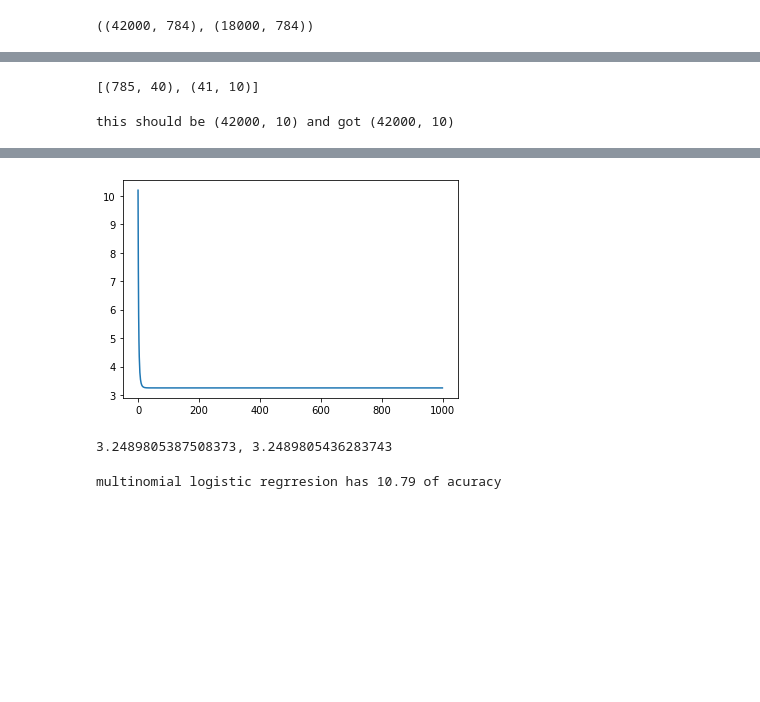
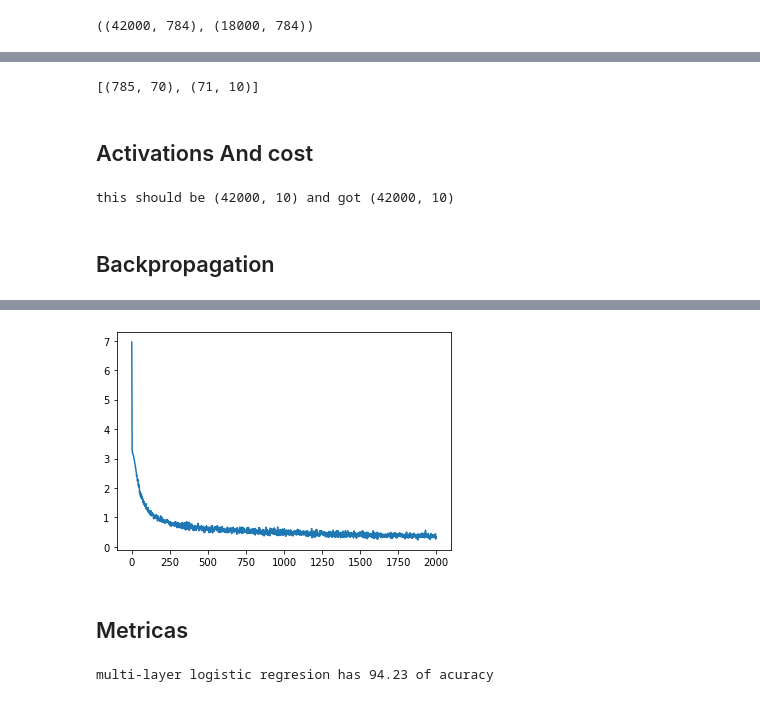
Before and after one commit to juan19932carlos/Notebooks, a Jupyter notebook: ML Coursera/neuralNetworkMINST.ipynb, the cells around one changed output, grey strips where cells are left out. Cells and saved outputs as stored; diff of their text form; code cells hidden in the pictures; blank space fills up the shorter version.

```diff
--- a/ML Coursera/neuralNetworkMINST.ipynb
+++ b/ML Coursera/neuralNetworkMINST.ipynb
@@ -40,18 +48,23 @@ x_train.shape, x_test.shape
 # %%
-config = [784,40,10]
+config = [784, 70, 10]
 
 W = []
 for i in range(len(config) - 1):
     inputs = config[i]
     outputs = config[i+1]
 
-    # Add here bias term
-    w = np.random.rand(inputs + 1, outputs)
+    sigma = np.sqrt(1/inputs)
+
+    w = sigma * np.random.randn(inputs + 1, outputs)
+    w[0] = 0
+
     W.append(w)
 
 [w.shape for w in W]
 # %% [output]
-[(785, 40), (41, 10)]
+[(785, 70), (71, 10)]
+# %% [markdown]
+## Activations And cost
 # %%
 # Activation function
 def act(z):
@@ -91,8 +104,15 @@ pred = forward(x_train)
 print(f'this should be {m, config[-1]} and got {pred.shape}')
 # %% [output]
 this should be (42000, 10) and got (42000, 10)
+# %% [markdown]
+## Backpropagation
 # %%
-def backprop(x, y, lr=1):
+def backprop(_x, _y, lr=1, mini_batch=400):
+
+  idx = np.random.randint(len(_x), size=mini_batch)
+  x = _x[idx, :]
+  y = _y[idx, :]
+
   Z, A = __forward(x)
 
   e = cost(A[-1], y)
@@ -101,8 +121,8 @@ def backprop(x, y, lr=1):
   deltas = [None] * len(W)
 
   deltas[-1] = np.zeros(W[-1].shape)
-  deltas[-1][0] = d.sum(axis=0) / m
-  deltas[-1][1:] = (d.T @ A[-2]).T / m
+  deltas[-1][0] = d.sum(axis=0) / mini_batch
+  deltas[-1][1:] = (d.T @ A[-2]).T / mini_batch
 
   for i in range(2, len(W) + 1):
     z = Z[-i]
@@ -110,17 +130,18 @@ def backprop(x, y, lr=1):
     d = d @ w[1:].T * d_act(Z[-i])
 
     deltas[-i] = np.zeros(W[-i].shape)
-    deltas[-i][0] = d.sum(axis=0) / m
-    deltas[-i][1:] = (A[-i-1].T @ d) / m
+    deltas[-i][0] = d.sum(axis=0) / mini_batch
+    deltas[-i][1:] = (A[-i-1].T @ d) / mini_batch
 
   for i in range(len(W)):
     W[i] -= lr * deltas[i]
 
   return e
 # %%
-iterations = 1000
-lr = 0.5
-errors = np.array([backprop(x_train, y_train, lr) for i in range(iterations)])
-plt.plot(range(iterations), errors)
+iterations = range(2000)
+train = lambda: backprop(x_train, y_train, 0.5)
+
+%time errors = [ train() for i in iterations]
+plt.plot(iterations, errors)
 plt.show()
 # %% [output]
@@ -127,8 +150,6 @@ plt.show()
-[figure, old version]
+[figure, new version]
-# %%
-print(f'{errors[-1]}, {errors[0]}')
-# %% [output]
-3.2489805387508373, 3.2489805436283743
+# %% [markdown]
+## Metricas
 # %%
 a = forward(x_test)
 
@@ -136,6 +157,6 @@ y_aux = y_test.argmax(axis=1).reshape(-1, 1)
 a_aux = a.argmax(axis=1).reshape(-1, 1)
 
 results = (y_aux == a_aux).astype(np.int)
-print(f'multinomial logistic regrresion has {results.sum() / len(results) * 100:.2f} of acuracy')
+print(f'multi-layer logistic regresion has {results.sum() / len(results) * 100:.2f} of acuracy')
 # %% [output]
-multinomial logistic regrresion has 10.79 of acuracy
+multi-layer logistic regresion has 94.23 of acuracy
```
Also changed, not shown: parts of 6 cells of this notebook.
